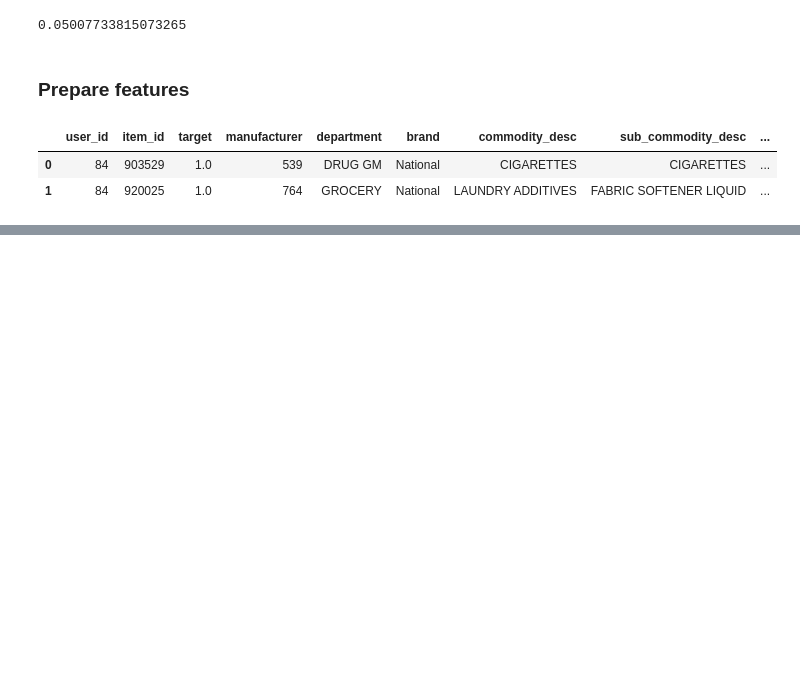
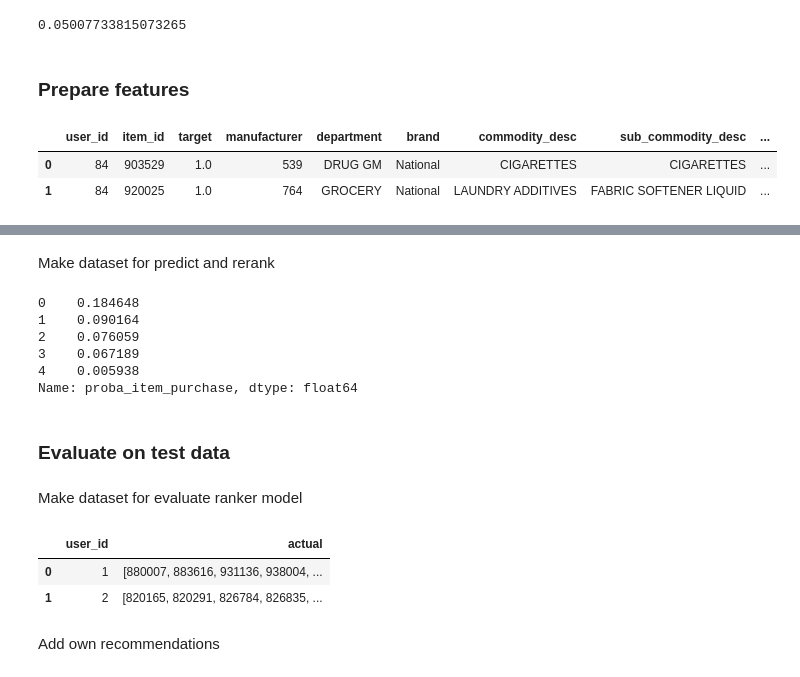
Before and after one commit to hildar/RecSys-Retail, a Jupyter notebook: train.ipynb, the cells around one changed output, grey strips where cells are left out. Drawn from its saved outputs; the diff is of its cells as text; code cells hidden in the pictures; blank space fills up the shorter version.

```diff
--- a/train.ipynb
+++ b/train.ipynb
@@ -471,0 +522,2 @@ df_ranker_train.head(2)
+# %% [markdown]
+Make dataset for predict and rerank
@@ -471,0 +526,24 @@ df_ranker_train.head(2)
+# %%
+df_ranker_predict['proba_item_purchase'] = train_preds[:,1]
+df_ranker_predict['proba_item_purchase'][:5]
+# %% [output]
+0    0.184648
+1    0.090164
+2    0.076059
+3    0.067189
+4    0.005938
+Name: proba_item_purchase, dtype: float64
+# %% [markdown]
+### Evaluate on test data
+# %% [markdown]
+Make dataset for evaluate ranker model
+# %%
+result_eval_ranker = data_val_ranker.groupby('user_id')['item_id'].unique().reset_index()
+result_eval_ranker.columns=['user_id', 'actual']
+result_eval_ranker.head(2)
+# %% [output]
+|  | user_id | actual |
+| 0 | 1 | [880007, 883616, 931136, 938004, ... |
+| 1 | 2 | [820165, 820291, 826784, 826835, ... |
+# %% [markdown]
+Add own recommendations
```
Also changed, not shown: parts of 28 cells of this notebook.
